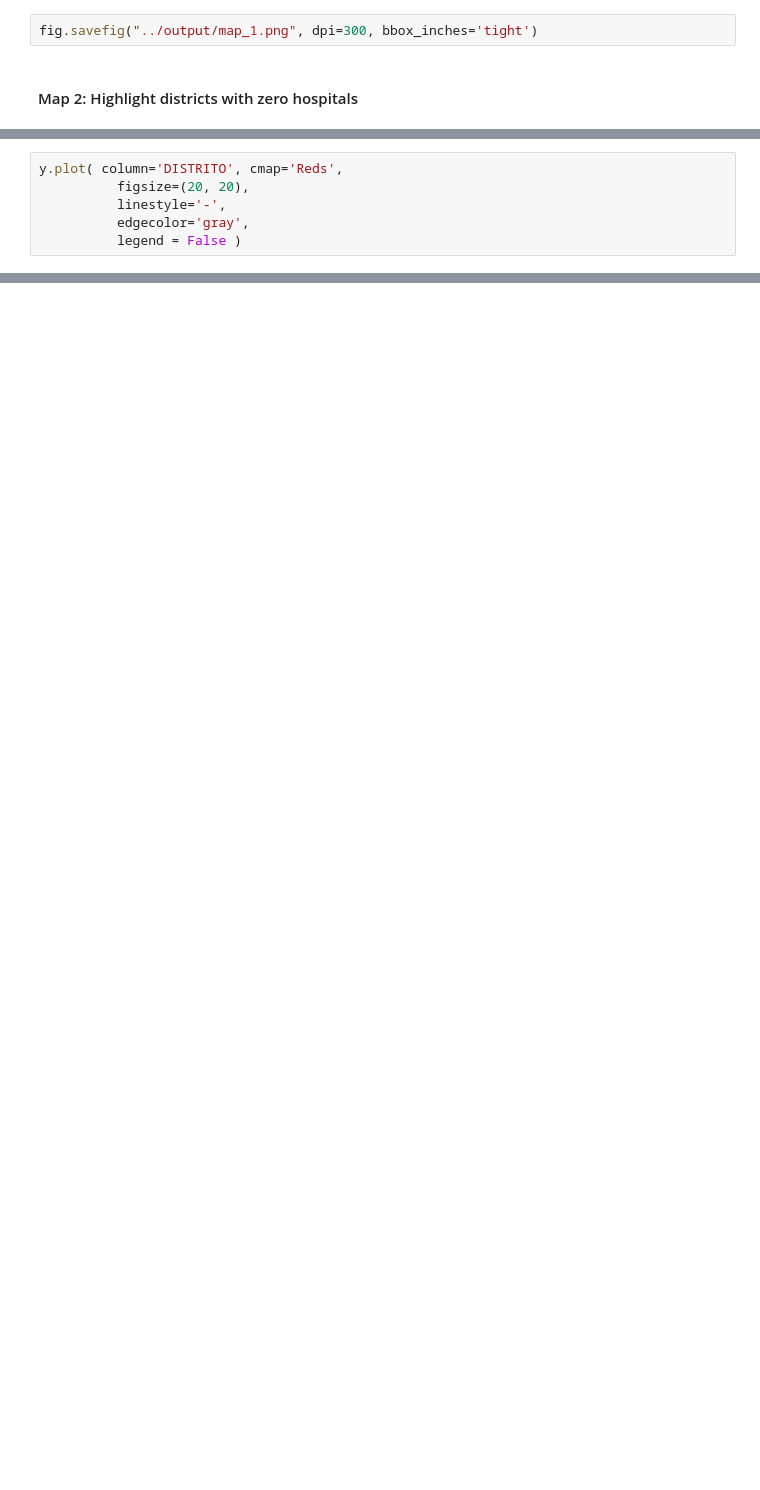
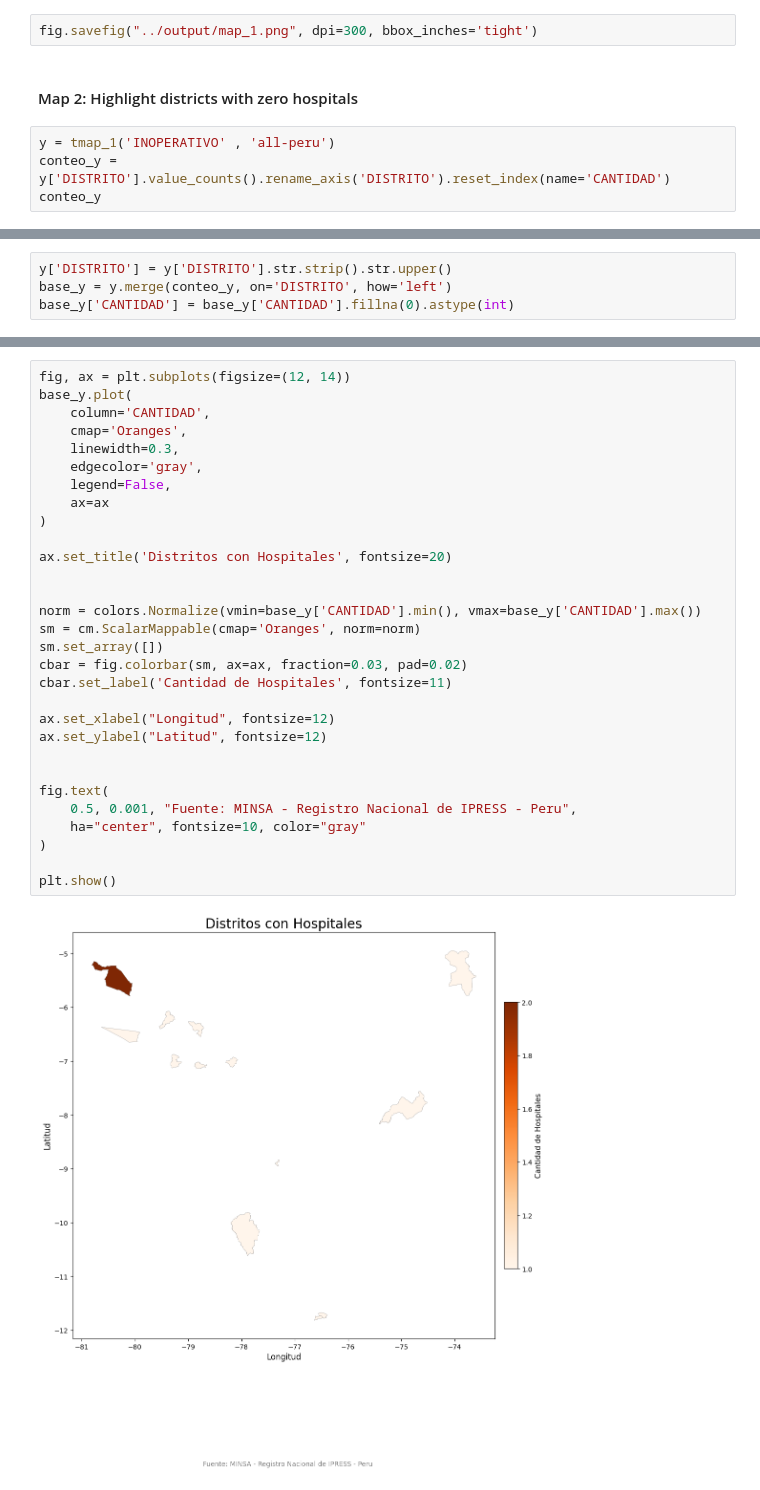
Before and after one commit to wiricardo/Hospitals-Access-Peru, a Jupyter notebook: code/estatics.ipynb, the cells around one changed output, grey strips where cells are left out. Cells and saved outputs as stored; diff of their text form; blank space fills up the shorter version.

```diff
--- a/code/estatics.ipynb
+++ b/code/estatics.ipynb
@@ -226,3 +233,7 @@ plt.show()
 fig.savefig("../output/map_1.png", dpi=300, bbox_inches='tight')
 # %% [markdown]
 #### Map 2: Highlight districts with zero hospitals
+# %%
+y = tmap_1('INOPERATIVO' , 'all-peru')
+conteo_y = y['DISTRITO'].value_counts().rename_axis('DISTRITO').reset_index(name='CANTIDAD')
+conteo_y
@@ -229,7 +255,5 @@ fig.savefig("../output/map_1.png", dpi=300, bbox_inches='tight')
 # %%
-y.plot( column='DISTRITO', cmap='Reds',
-          figsize=(20, 20),
-          linestyle='-',
-          edgecolor='gray',
-          legend = False )
+y['DISTRITO'] = y['DISTRITO'].str.strip().str.upper()
+base_y = y.merge(conteo_y, on='DISTRITO', how='left')
+base_y['CANTIDAD'] = base_y['CANTIDAD'].fillna(0).astype(int)
 # %% [output]
@@ -237,0 +284,32 @@ y.plot( column='DISTRITO', cmap='Reds',
+# %%
+fig, ax = plt.subplots(figsize=(12, 14))
+base_y.plot(
+    column='CANTIDAD',
+    cmap='Oranges',
+    linewidth=0.3,
+    edgecolor='gray',
+    legend=False,
+    ax=ax
+)
+
+ax.set_title('Distritos con Hospitales', fontsize=20)
+
+
+norm = colors.Normalize(vmin=base_y['CANTIDAD'].min(), vmax=base_y['CANTIDAD'].max())
+sm = cm.ScalarMappable(cmap='Oranges', norm=norm)
+sm.set_array([])
+cbar = fig.colorbar(sm, ax=ax, fraction=0.03, pad=0.02)
+cbar.set_label('Cantidad de Hospitales', fontsize=11)
+
+ax.set_xlabel("Longitud", fontsize=12)
+ax.set_ylabel("Latitud", fontsize=12)
+
+
+fig.text(
+    0.5, 0.001, "Fuente: MINSA - Registro Nacional de IPRESS - Peru",
+    ha="center", fontsize=10, color="gray"
+)
+
+plt.show()
+# %% [output]
+[figure, added]
```
Also changed, not shown: parts of 4 cells of this notebook, 1 other file.
